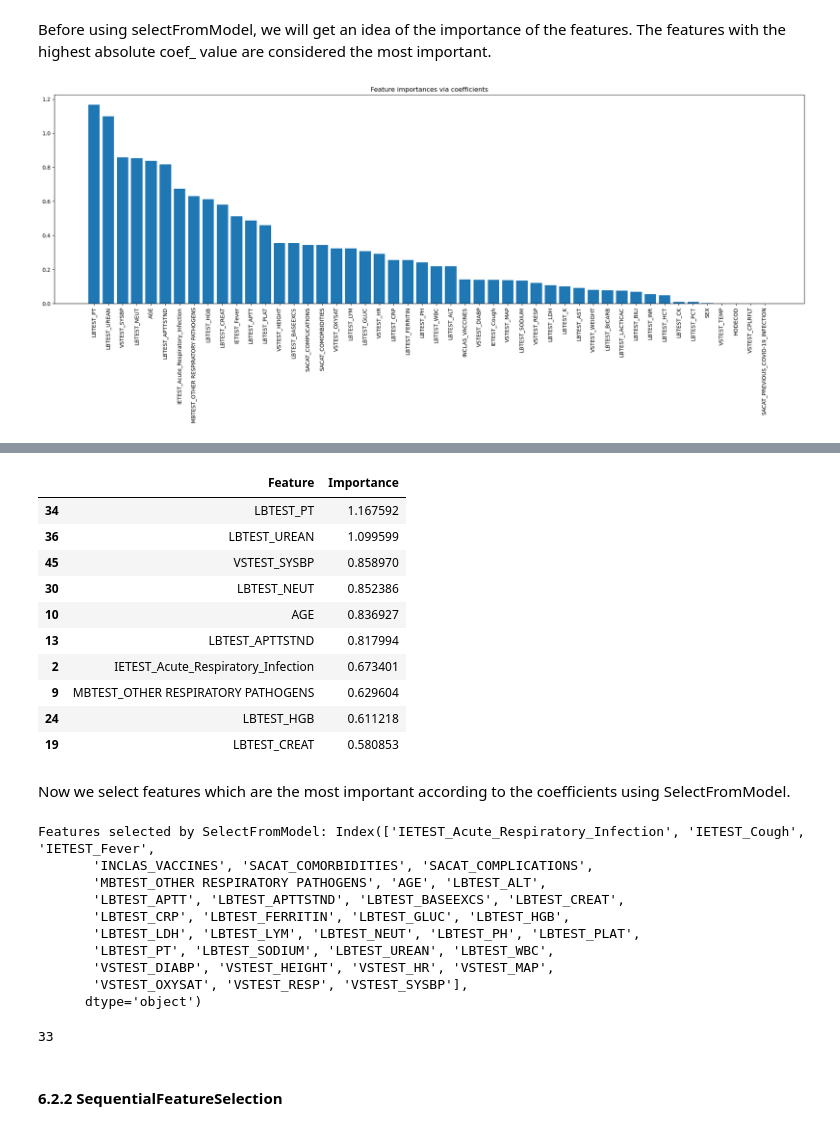
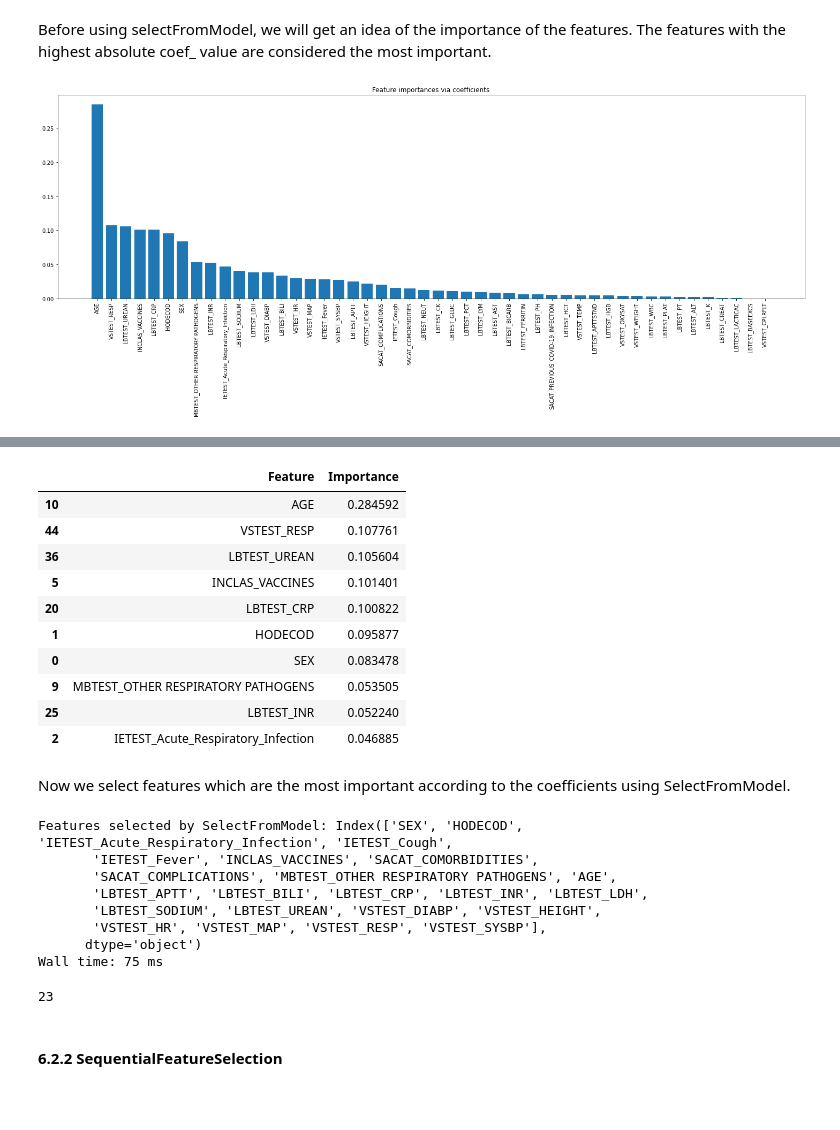
Before and after one commit to CS-433/ml-project-2-digdata_project2, a Jupyter notebook: II_features-selection.ipynb, the cells around one changed output, grey strips where cells are left out. Drawn from its saved outputs; the diff is of its cells as text; code cells hidden in the pictures; blank space fills up the shorter version.

```diff
--- a/II_features-selection.ipynb
+++ b/II_features-selection.ipynb
@@ -242,8 +309,9 @@ df.DSDECOD.value_counts()
 Name: DSDECOD, dtype: int64
 # %%
 # Take a sample of the data
-# And we force a 50/50 split for the DSDECOD values
 df_noSample = df.copy()
-df = df.groupby(by = "DSDECOD").sample(n=100, replace=False, random_state=42)
+
+# If we want to sample / have equal proportions, we force a 50/50 split for the DSDECOD values
+# df = df.groupby(by = "DSDECOD").sample(n=23647, replace=False, random_state=42)
 # %%
 # Split into training and test sets
@@ -400,8 +478,9 @@ min_features_to_select = 15
 # %% [markdown]
 ### 6.1. Recursive feature elimination (RFE) with cross-validation
 # %%
+%%time
 # Create the RFE object and compute a cross-validated score
-classifier = svm.SVC(kernel="linear")
+classifier = RidgeClassifier(max_iter = 10000)
 
 rfecv = RFECV(estimator=classifier,
               step=1,
@@ -475,21 +561,22 @@ We will test two approaches for feature selection: SelectFromModel which is base
 # %% [markdown]
 Before using selectFromModel, we will get an idea of the importance of the features. The features with the highest absolute coef_ value are considered the most important.
 # %%
+%%time
 # Feature importance from coefficients
-classifier = svm.SVC(kernel="linear")
+classifier = RidgeClassifier(max_iter = 10000)
 importance_fit = classifier.fit(X_train, y_train)
 
 if len(importance_fit.coef_.tolist())>1:
        importance = np.abs(importance_fit.coef_)
 else:
        importance = np.abs(importance_fit.coef_.tolist()[0])
 
 df_importance = pd.DataFrame(list(zip(features, importance)), columns =['Feature', 'Importance']).sort_values(by='Importance', ascending=False)
 
 plt.figure(figsize=(25, 7))
 plt.bar('Feature', 'Importance', data=df_importance)
 plt.title("Feature importances via coefficients")
 plt.xticks(rotation=90)
 plt.show()
 # %% [output]
-[figure, old version]
+[figure, new version]
@@ -498,19 +586,20 @@ plt.show()
 df_importance.head(10)
 # %% [output]
 |  | Feature | Importance |
-| 34 | LBTEST_PT | 1.167592 |
-| 36 | LBTEST_UREAN | 1.099599 |
-| 45 | VSTEST_SYSBP | 0.858970 |
-| 30 | LBTEST_NEUT | 0.852386 |
-| 10 | AGE | 0.836927 |
-| 13 | LBTEST_APTTSTND | 0.817994 |
-| 2 | IETEST_Acute_Respiratory_Infection | 0.673401 |
-| 9 | MBTEST_OTHER RESPIRATORY PATHOGENS | 0.629604 |
-| 24 | LBTEST_HGB | 0.611218 |
-| 19 | LBTEST_CREAT | 0.580853 |
+| 10 | AGE | 0.284592 |
+| 44 | VSTEST_RESP | 0.107761 |
+| 36 | LBTEST_UREAN | 0.105604 |
+| 5 | INCLAS_VACCINES | 0.101401 |
+| 20 | LBTEST_CRP | 0.100822 |
+| 1 | HODECOD | 0.095877 |
+| 0 | SEX | 0.083478 |
+| 9 | MBTEST_OTHER RESPIRATORY PATHOGENS | 0.053505 |
+| 25 | LBTEST_INR | 0.052240 |
+| 2 | IETEST_Acute_Respiratory_Infection | 0.046885 |
 # %% [markdown]
 Now we select features which are the most important according to the coefficients using SelectFromModel.
 # %%
+%%time
 # SelectFromModel
 
 threshold = np.sort(importance)[-35] + 0.01
@@ -519,20 +608,18 @@ sfm = SelectFromModel(classifier, threshold=threshold).fit(X_train, y_train)
 features_sfm = features[sfm.get_support()]
 print(f"Features selected by SelectFromModel: {features_sfm}")
 # %% [output]
-Features selected by SelectFromModel: Index(['IETEST_Acute_Respiratory_Infection', 'IETEST_Cough', 'IETEST_Fever',
-       'INCLAS_VACCINES', 'SACAT_COMORBIDITIES', 'SACAT_COMPLICATIONS',
-       'MBTEST_OTHER RESPIRATORY PATHOGENS', 'AGE', 'LBTEST_ALT',
-       'LBTEST_APTT', 'LBTEST_APTTSTND', 'LBTEST_BASEEXCS', 'LBTEST_CREAT',
-       'LBTEST_CRP', 'LBTEST_FERRITIN', 'LBTEST_GLUC', 'LBTEST_HGB',
-       'LBTEST_LDH', 'LBTEST_LYM', 'LBTEST_NEUT', 'LBTEST_PH', 'LBTEST_PLAT',
-       'LBTEST_PT', 'LBTEST_SODIUM', 'LBTEST_UREAN', 'LBTEST_WBC',
-       'VSTEST_DIABP', 'VSTEST_HEIGHT', 'VSTEST_HR', 'VSTEST_MAP',
-       'VSTEST_OXYSAT', 'VSTEST_RESP', 'VSTEST_SYSBP'],
+Features selected by SelectFromModel: Index(['SEX', 'HODECOD', 'IETEST_Acute_Respiratory_Infection', 'IETEST_Cough',
+       'IETEST_Fever', 'INCLAS_VACCINES', 'SACAT_COMORBIDITIES',
+       'SACAT_COMPLICATIONS', 'MBTEST_OTHER RESPIRATORY PATHOGENS', 'AGE',
+       'LBTEST_APTT', 'LBTEST_BILI', 'LBTEST_CRP', 'LBTEST_INR', 'LBTEST_LDH',
+       'LBTEST_SODIUM', 'LBTEST_UREAN', 'VSTEST_DIABP', 'VSTEST_HEIGHT',
+       'VSTEST_HR', 'VSTEST_MAP', 'VSTEST_RESP', 'VSTEST_SYSBP'],
       dtype='object')
+Wall time: 75 ms
 # %%
 len(features_sfm)
 # %% [output]
-33
+23
 # %% [markdown]
 #### 6.2.2 SequentialFeatureSelection
 # %%
```
Also changed, not shown: parts of 25 cells of this notebook, 1 other file.
